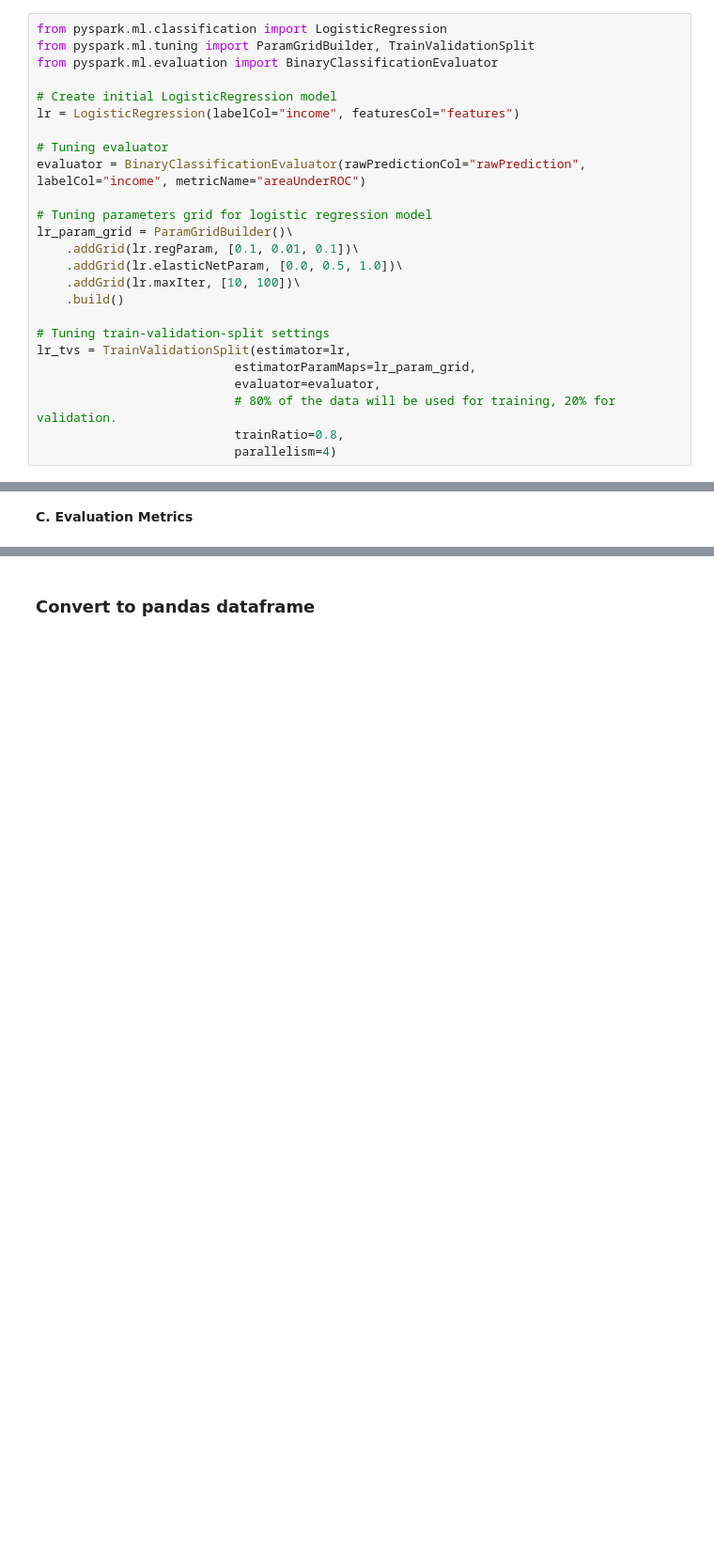
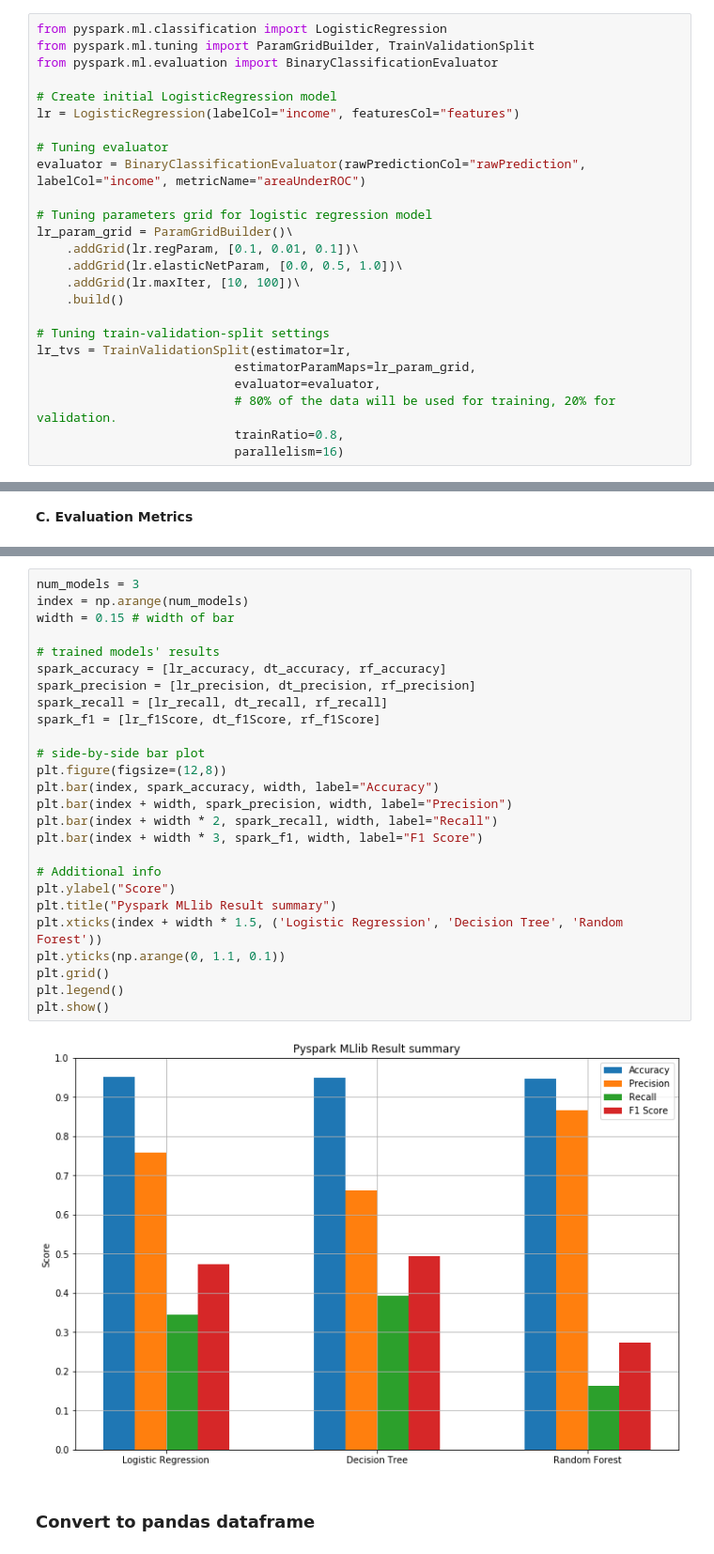
Before and after one commit to aaazureee/census-income, a Jupyter notebook: notebook.ipynb, the cells around one changed output, grey strips where cells are left out. Shown at 94% size. Saved outputs shown, nothing was run; the diff lists cells and outputs as text; blank space fills up the shorter version.

Commit message:
add bar plot for model result

```diff
--- a/notebook.ipynb
+++ b/notebook.ipynb
@@ -954,7 +956,7 @@ lr_tvs = TrainValidationSplit(estimator=lr,
                            evaluator=evaluator,
                            # 80% of the data will be used for training, 20% for validation.
                            trainRatio=0.8,
-                           parallelism=4)
+                           parallelism=16)
 # %% [markdown]
 **B. Train model and predict on test set**
 # %%
@@ -1179,3 +1179,31 @@ F1 Score = 0.2734204793028323
+# %%
+num_models = 3
+index = np.arange(num_models)
+width = 0.15 # width of bar
+
+# trained models' results
+spark_accuracy = [lr_accuracy, dt_accuracy, rf_accuracy]
+spark_precision = [lr_precision, dt_precision, rf_precision]
+spark_recall = [lr_recall, dt_recall, rf_recall]
+spark_f1 = [lr_f1Score, dt_f1Score, rf_f1Score]
+
+# side-by-side bar plot
+plt.figure(figsize=(12,8))
+plt.bar(index, spark_accuracy, width, label="Accuracy")
+plt.bar(index + width, spark_precision, width, label="Precision")
+plt.bar(index + width * 2, spark_recall, width, label="Recall")
+plt.bar(index + width * 3, spark_f1, width, label="F1 Score")
+
+# Additional info
+plt.ylabel("Score")
+plt.title("Pyspark MLlib Result summary")
+plt.xticks(index + width * 1.5, ('Logistic Regression', 'Decision Tree', 'Random Forest'))
+plt.yticks(np.arange(0, 1.1, 0.1))
+plt.grid()
+plt.legend()
+plt.show()
+# %% [output]
+[figure, added]
 # %% [markdown]
 ### Convert to pandas dataframe
 # %%
```
Also changed, not shown: parts of 9 cells of this notebook.
